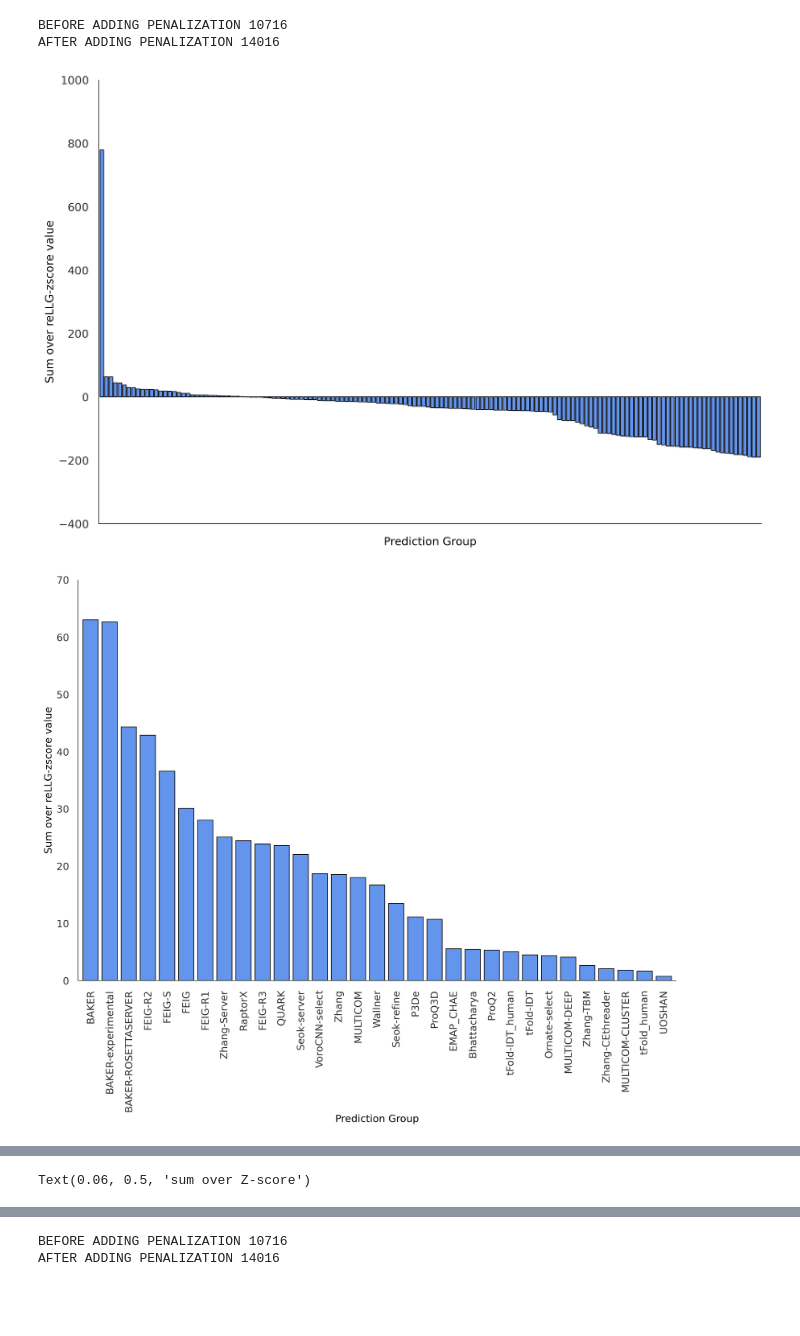
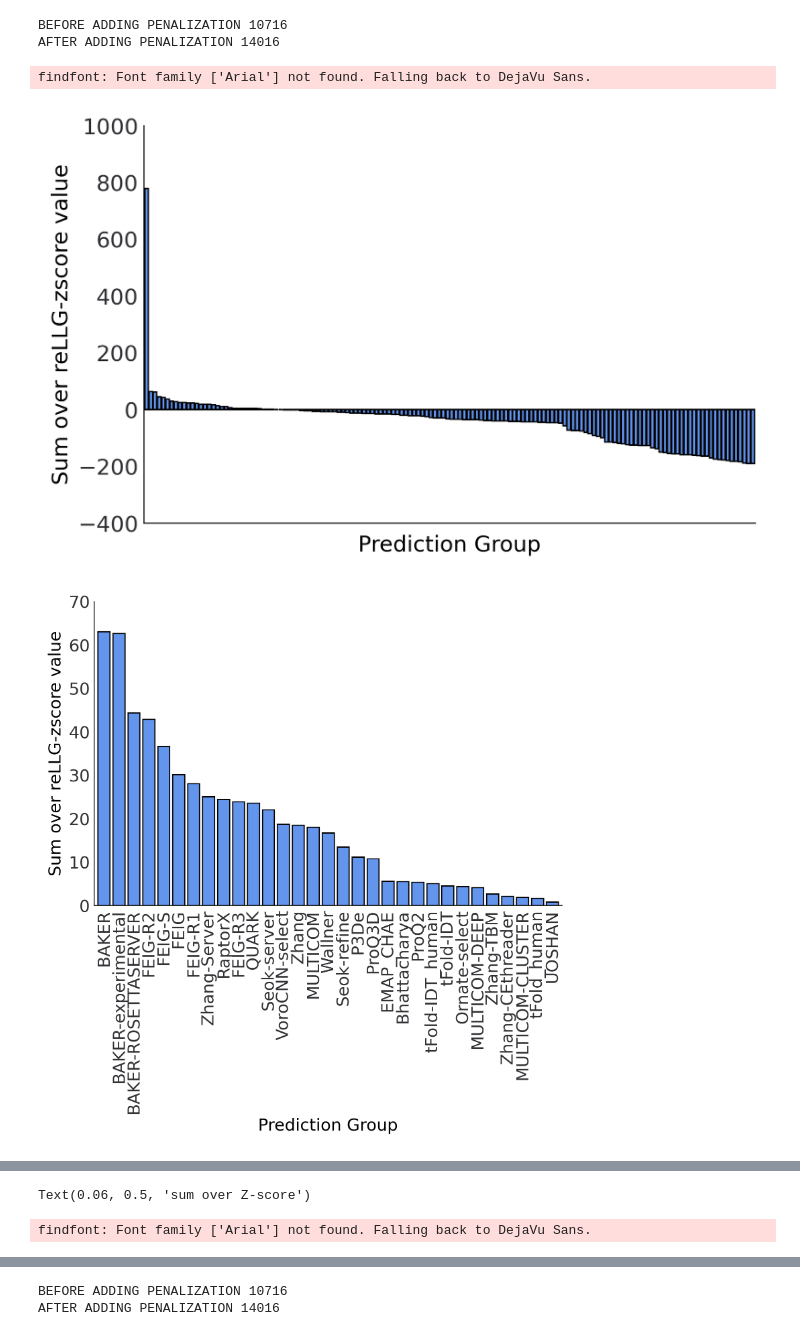
Before and after one commit to clacri/CASP14_MR_evaluation, a Jupyter notebook: reLLG_assesment/CASP_ReLLG_Exploration_Results_Prediction_Category.ipynb, the cells around one changed output, grey strips where cells are left out. Cells and saved outputs as stored; diff of their text form; code cells hidden in the pictures; blank space fills up the shorter version.

Commit message:
modified the notebook of the prediction to be able to fully run online on colab

```diff
--- a/reLLG_assesment/CASP_ReLLG_Exploration_Results_Prediction_Category.ipynb
+++ b/reLLG_assesment/CASP_ReLLG_Exploration_Results_Prediction_Category.ipynb
@@ -388,6 +392,6 @@ display(df_bcons)
 48826 rows × 12 columns
 # %%
-plt.style.use(['/content/drive/MyDrive/DATA_FOR_NOTEBOOKS/mydefplot.mplstyle','seaborn-whitegrid'])
+plt.style.use(['https://raw.githubusercontent.com/clacri/CASP14_MR_evaluation/main/reLLG_assesment/mydefplot.mplstyle','seaborn-whitegrid'])
 # Analysis of specific targets of interest
 #T1085-D3  TBM-hard and 1/10 of structure.
 subset_llg_t1085 = df_llg_data.loc[df_llg_data['Model'].str.startswith('T1085') & df_llg_data['Model'].str.endswith('D3')]
@@ -414,5 +418,5 @@ Text(0, 0.5, 'reLLG')
 # %%
-plt.style.use(['/content/drive/MyDrive/DATA_FOR_NOTEBOOKS/mydefplot.mplstyle','seaborn-whitegrid'])
+plt.style.use(['https://raw.githubusercontent.com/clacri/CASP14_MR_evaluation/main/reLLG_assesment/mydefplot.mplstyle','seaborn-whitegrid'])
 ################################################################
 # Analysis of specific targets of interest                    #
 # T1032-D1:  TBM-hard case, 6 copies in a.u., data to 3.3 Å   #
@@ -445,5 +449,5 @@ Text(0, 0.5, 'reLLG')
 # %%
-plt.style.use(['/content/drive/MyDrive/DATA_FOR_NOTEBOOKS/mydefplot.mplstyle','seaborn-whitegrid'])
+plt.style.use(['https://raw.githubusercontent.com/clacri/CASP14_MR_evaluation/main/reLLG_assesment/mydefplot.mplstyle','seaborn-whitegrid'])
 # Analysis of specific targets of interest
 #T1073-D1:  TBM-easy case, 2 copies, complete molecule, data to 1.9 Å
 
@@ -475,5 +479,5 @@ Text(0, 0.5, 'reLLG')
 # %%
-plt.style.use(['/content/drive/MyDrive/DATA_FOR_NOTEBOOKS/mydefplot.mplstyle','seaborn-whitegrid'])
+plt.style.use(['https://raw.githubusercontent.com/clacri/CASP14_MR_evaluation/main/reLLG_assesment/mydefplot.mplstyle','seaborn-whitegrid'])
 # Analysis of specific targets of interest
 #T1074-D1:  FM case, 1 copy, complete molecule, data to 1.5 Å
 
@@ -518,8 +522,8 @@ df_mod1_as_rmsd = penalised
 BEFORE ADDING PENALIZATION 10716
 AFTER ADDING PENALIZATION 14016
 # %%
-#plt.style.use(['/content/drive/MyDrive/DATA_FOR_NOTEBOOKS/mydefplot.mplstyle','seaborn-poster'])
-plt.style.use(['/content/drive/MyDrive/DATA_FOR_NOTEBOOKS/mydefplot.mplstyle'])
+
+plt.style.use(['https://raw.githubusercontent.com/clacri/CASP14_MR_evaluation/main/reLLG_assesment/mydefplot.mplstyle'])
 #plt.style.use(['seaborn-poster'])
 plt.rcParams['font.family'] = 'Arial'
 # Rank on the zscore and using the sum (already using penalization)
@@ -551,35 +555,36 @@ sns.barplot(x='Name_Group', y='Sum_reLLG_as_rmsd_zscore', data=datasum, palette=
 ax1.set_ylim(bottom=600,top=800)  # outliers only (upper part)
 ax2.set_ylim(0, 100)  # most of the data (bottom part)
 #print(ax1.spines)
 #print(ax2.spines)
 ax1.spines['bottom'].set_visible(False)
 ax1.spines['top'].set_visible(True)
 ax1.spines['left'].set_visible(True)
 ax1.spines['right'].set_visible(True)
 ax1.tick_params(axis='x',which='both',bottom=False)
 ax2.spines['top'].set_visible(False)
 ax2.spines['bottom'].set_visible(True)
 ax2.spines['left'].set_visible(True)
 ax2.spines['right'].set_visible(True)
 ax2.legend([],[], frameon=False)
 for tick in ax2.get_xticklabels():
     tick.set_rotation(90)
 d = .005  # how big to make the diagonal lines in axes coordinates
 # arguments to pass to plot, just so we don't keep repeating them
 kwargs = dict(transform=ax1.transAxes, color='k', clip_on=False)
 ax1.plot((-d, +d), (-d, +d), **kwargs)        # top-left diagonal
 ax1.plot((1 - d, 1 + d), (-d, +d), **kwargs)  # top-right diagonal
 kwargs.update(transform=ax2.transAxes)  # switch to the bottom axes
 ax2.plot((-d, +d), (1 - d, 1 + d), **kwargs)  # bottom-left diagonal
 ax2.plot((1 - d, 1 + d), (1 - d, 1 + d), **kwargs)  # bottom-right diagonal
 ax1.set_ylabel('')
 ax1.set_xlabel('')
 ax2.set_ylabel('')
 ax2.set_xlabel('Prediction Group')
 fig.text(0.06, 0.5, 'sum over Z-score', ha='center', va='center', rotation='vertical',fontsize=14)
 # %% [output]
+findfont: Font family ['Arial'] not found. Falling back to DejaVu Sans.
-[figure, old version]
+[figure, new version]
-[figure, old version]
+[figure, new version]
 |  | Sum_reLLG_as_rmsd_zscore | Name_Group |
 | Name_Group |  |  |
 | AlphaFold2 | 779.436639 | AlphaFold2 |
@@ -598,4 +603,5 @@ fig.text(0.06, 0.5, 'sum over Z-score', ha='center', va='center', rotation='vert
 | Seok-refine | 13.433665 | Seok-refine |
 | P3De | 11.129938 | P3De |
 | ProQ3D | 10.718715 | ProQ3D |
-Text(0.06, 0.5, 'sum over Z-score')
+Text(0.06, 0.5, 'sum over Z-score')
+findfont: Font family ['Arial'] not found. Falling back to DejaVu Sans.
```
Also changed, not shown: parts of 16 cells of this notebook.
